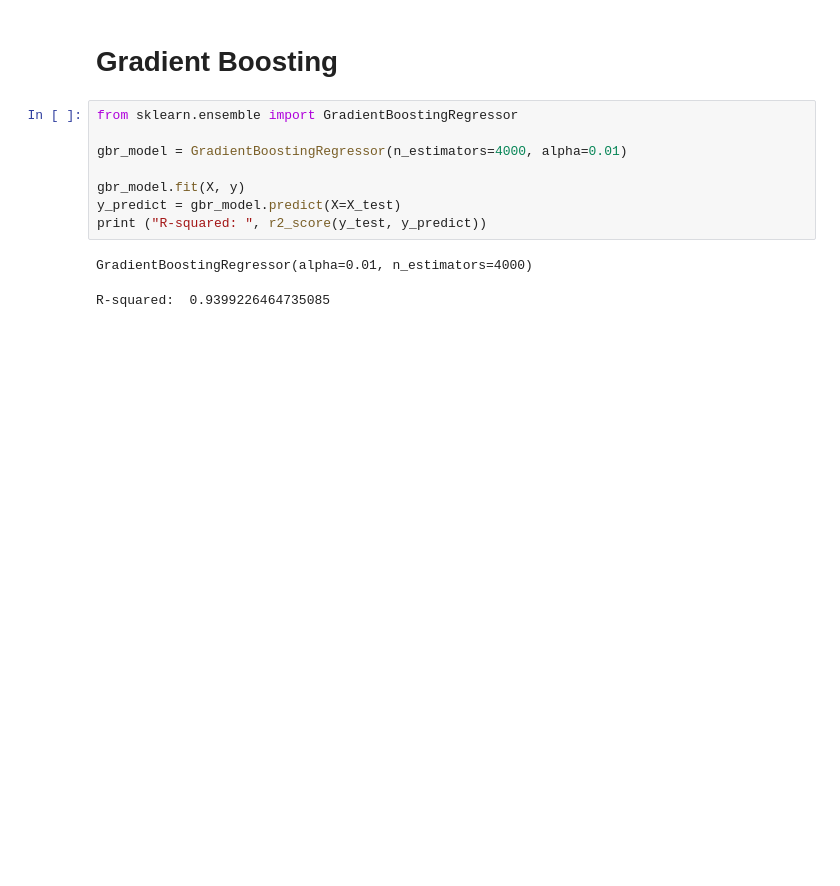
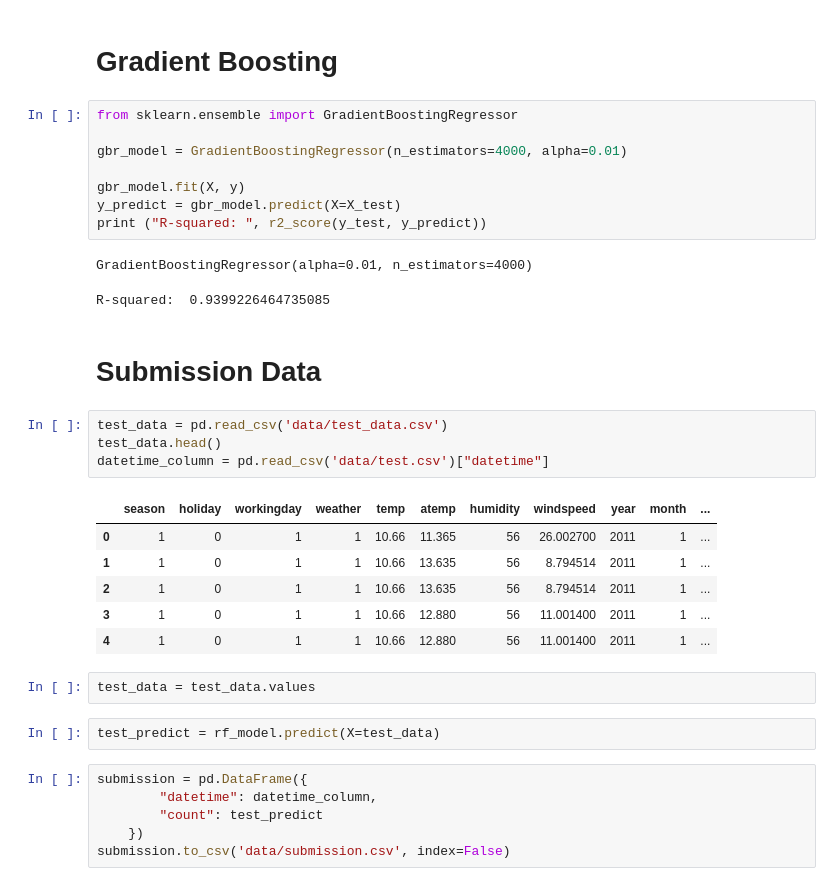
Before and after one commit to Giyn/BikeSharingDemand, a Jupyter notebook: ModelTraining.ipynb, the cells around one changed output. Saved outputs shown, nothing was run; the diff lists cells and outputs as text; blank space fills up the shorter version.

Commit message:
feat: submission data

```diff
--- a/ModelTraining.ipynb
+++ b/ModelTraining.ipynb
@@ -165,3 +165,26 @@ print ("R-squared: ", r2_score(y_test, y_predict))
 # %% [output]
 GradientBoostingRegressor(alpha=0.01, n_estimators=4000)
 R-squared:  0.9399226464735085
+# %% [markdown]
+# Submission Data
+# %%
+test_data = pd.read_csv('data/test_data.csv')
+test_data.head()
+datetime_column = pd.read_csv('data/test.csv')["datetime"]
+# %% [output]
+|  | season | holiday | workingday | weather | temp | atemp | humidity | windspeed | year | month | ... |
+| 0 | 1 | 0 | 1 | 1 | 10.66 | 11.365 | 56 | 26.002700 | 2011 | 1 | ... |
+| 1 | 1 | 0 | 1 | 1 | 10.66 | 13.635 | 56 | 8.794514 | 2011 | 1 | ... |
+| 2 | 1 | 0 | 1 | 1 | 10.66 | 13.635 | 56 | 8.794514 | 2011 | 1 | ... |
+| 3 | 1 | 0 | 1 | 1 | 10.66 | 12.880 | 56 | 11.001400 | 2011 | 1 | ... |
+| 4 | 1 | 0 | 1 | 1 | 10.66 | 12.880 | 56 | 11.001400 | 2011 | 1 | ... |
+# %%
+test_data = test_data.values
+# %%
+test_predict = rf_model.predict(X=test_data)
+# %%
+submission = pd.DataFrame({
+        "datetime": datetime_column,
+        "count": test_predict
+    })
+submission.to_csv('data/submission.csv', index=False)
```
